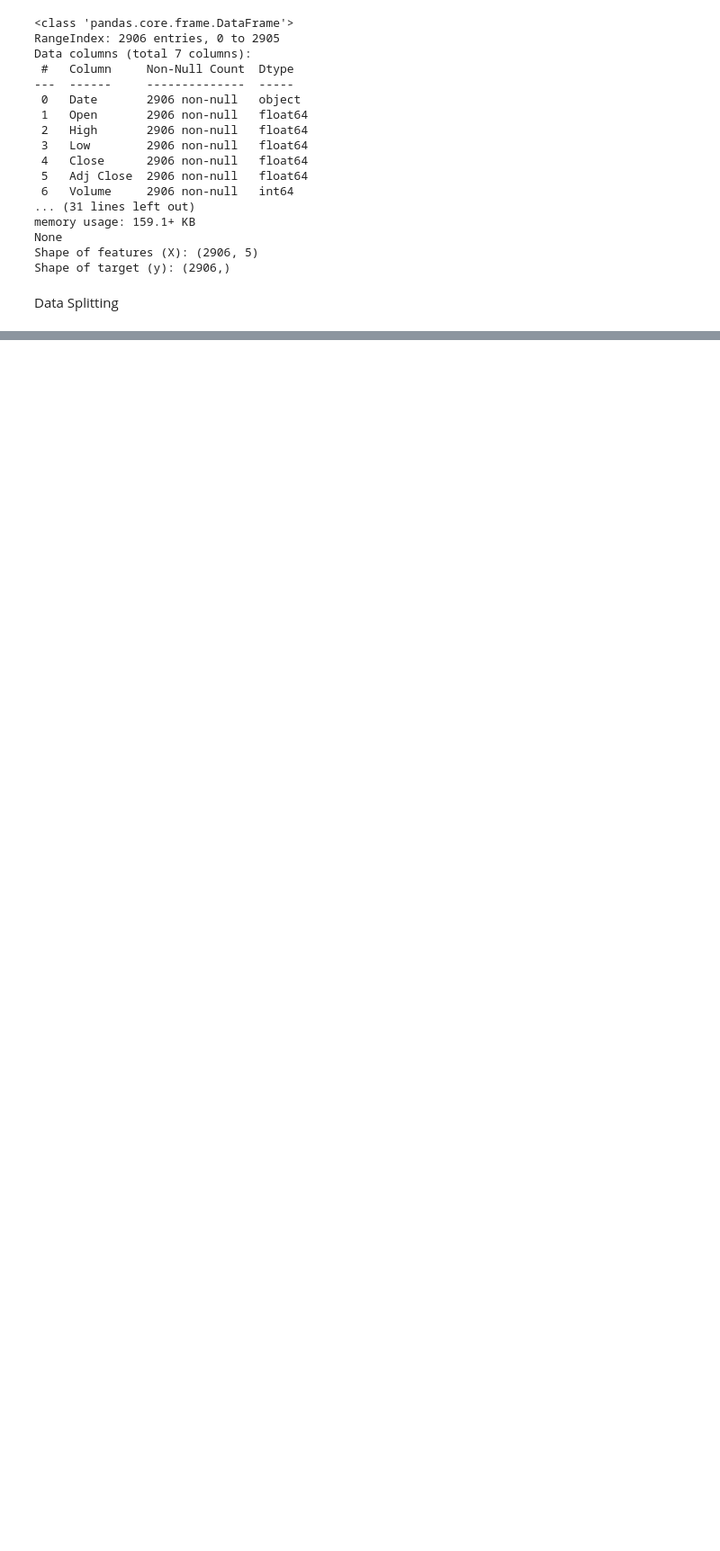
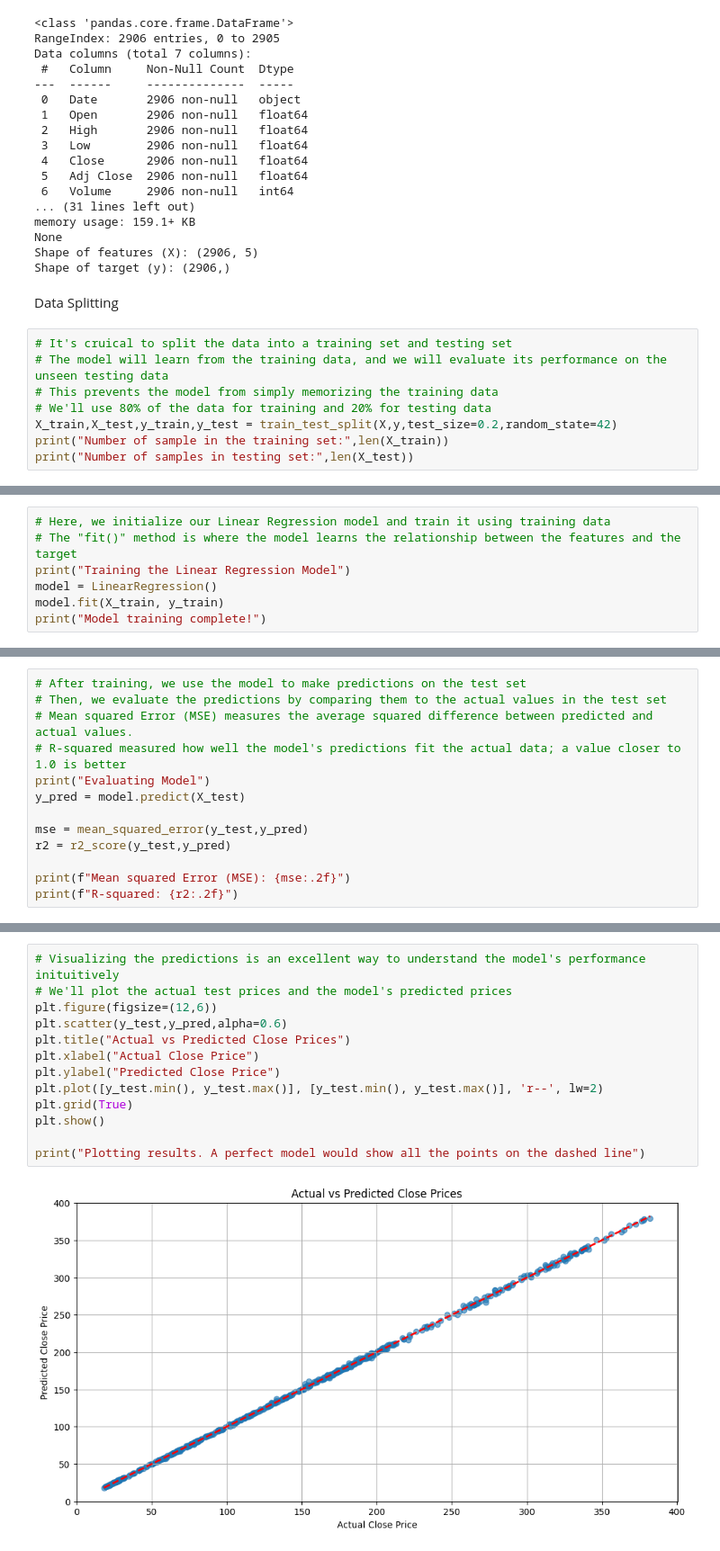
Before and after one commit to charlesakinnurun/Meta-Stock-Prediction, a Jupyter notebook: meta.ipynb, the cells around one changed output, grey strips where cells are left out. Shown: that part at 90% size. Cells and saved outputs as stored; diff of their text form; blank space fills up the shorter version.

```diff
--- a/meta.ipynb
+++ b/meta.ipynb
@@ -90,3 +90,11 @@ Shape of features (X): (2906, 5)
 Shape of target (y): (2906,)
 # %% [markdown]
 Data Splitting
+# %%
+# It's cruical to split the data into a training set and testing set
+# The model will learn from the training data, and we will evaluate its performance on the unseen testing data
+# This prevents the model from simply memorizing the training data
+# We'll use 80% of the data for training and 20% for testing data
+X_train,X_test,y_train,y_test = train_test_split(X,y,test_size=0.2,random_state=42)
+print("Number of sample in the training set:",len(X_train))
+print("Number of samples in testing set:",len(X_test))
@@ -92,0 +106,7 @@ Data Splitting
+# %%
+# Here, we initialize our Linear Regression model and train it using training data
+# The "fit()" method is where the model learns the relationship between the features and the target
+print("Training the Linear Regression Model")
+model = LinearRegression()
+model.fit(X_train, y_train)
+print("Model training complete!")
@@ -92,0 +118,13 @@ Data Splitting
+# %%
+# After training, we use the model to make predictions on the test set
+# Then, we evaluate the predictions by comparing them to the actual values in the test set
+# Mean squared Error (MSE) measures the average squared difference between predicted and actual values.
+# R-squared measured how well the model's predictions fit the actual data; a value closer to 1.0 is better
+print("Evaluating Model")
+y_pred = model.predict(X_test)
+
+mse = mean_squared_error(y_test,y_pred)
+r2 = r2_score(y_test,y_pred)
+
+print(f"Mean squared Error (MSE): {mse:.2f}")
+print(f"R-squared: {r2:.2f}")
@@ -92,0 +137,15 @@ Data Splitting
+# %%
+# Visualizing the predictions is an excellent way to understand the model's performance inituitively
+# We'll plot the actual test prices and the model's predicted prices
+plt.figure(figsize=(12,6))
+plt.scatter(y_test,y_pred,alpha=0.6)
+plt.title("Actual vs Predicted Close Prices")
+plt.xlabel("Actual Close Price")
+plt.ylabel("Predicted Close Price")
+plt.plot([y_test.min(), y_test.max()], [y_test.min(), y_test.max()], 'r--', lw=2)
+plt.grid(True)
+plt.show()
+
+print("Plotting results. A perfect model would show all the points on the dashed line")
+# %% [output]
+[figure, added]
```
Also changed, not shown: parts of 9 cells of this notebook.
